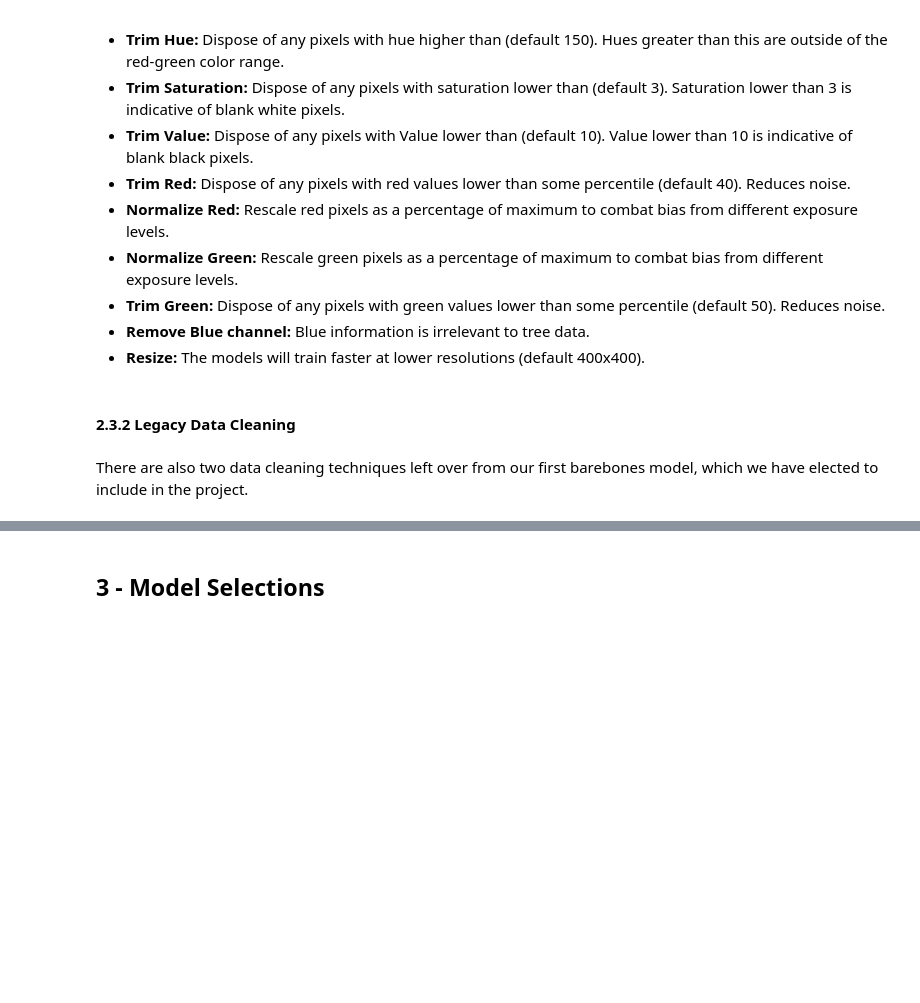
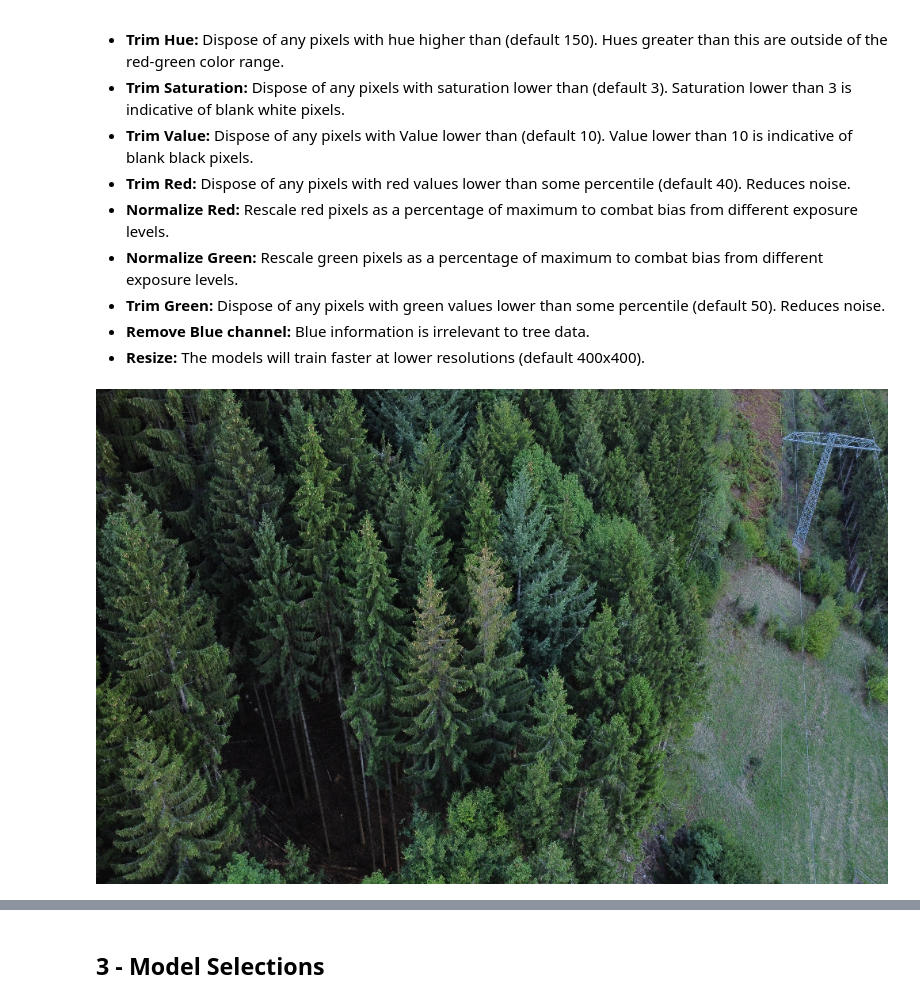
Before and after one commit to Cavesprout/ML-sick-tree-id, a Jupyter notebook: Checkpoint_2/Project_Checkpoint_3.ipynb, the cells around one changed output, grey strips where cells are left out. Saved outputs shown, nothing was run; the diff lists cells and outputs as text; code cells hidden in the pictures; blank space fills up the shorter version.

```diff
--- a/Checkpoint_2/Project_Checkpoint_3.ipynb
+++ b/Checkpoint_2/Project_Checkpoint_3.ipynb
@@ -187,5 +182 @@ def clean_image(img_input, hyperparams):
     return img_out
-# %% [markdown]
-#### 2.3.2 Legacy Data Cleaning
-# %% [markdown]
-There are also two data cleaning techniques left over from our first barebones model, which we have elected to include in the project.
@@ -216,0 +183,7 @@ def resize_img(input_img, targetwidth, targetheight):
+# %%
+ex_img = image.array_to_img(tf.image.resize(image.load_img("data/sick/DJI_0035.jpg"), (625,1000)))
+ex_img_cleaned = image.array_to_img(clean_image(ex_img))
+# %%
+ex_img
+# %% [output]
+[figure, added]
```
Also changed, not shown: parts of 45 cells of this notebook, 1 other file.
